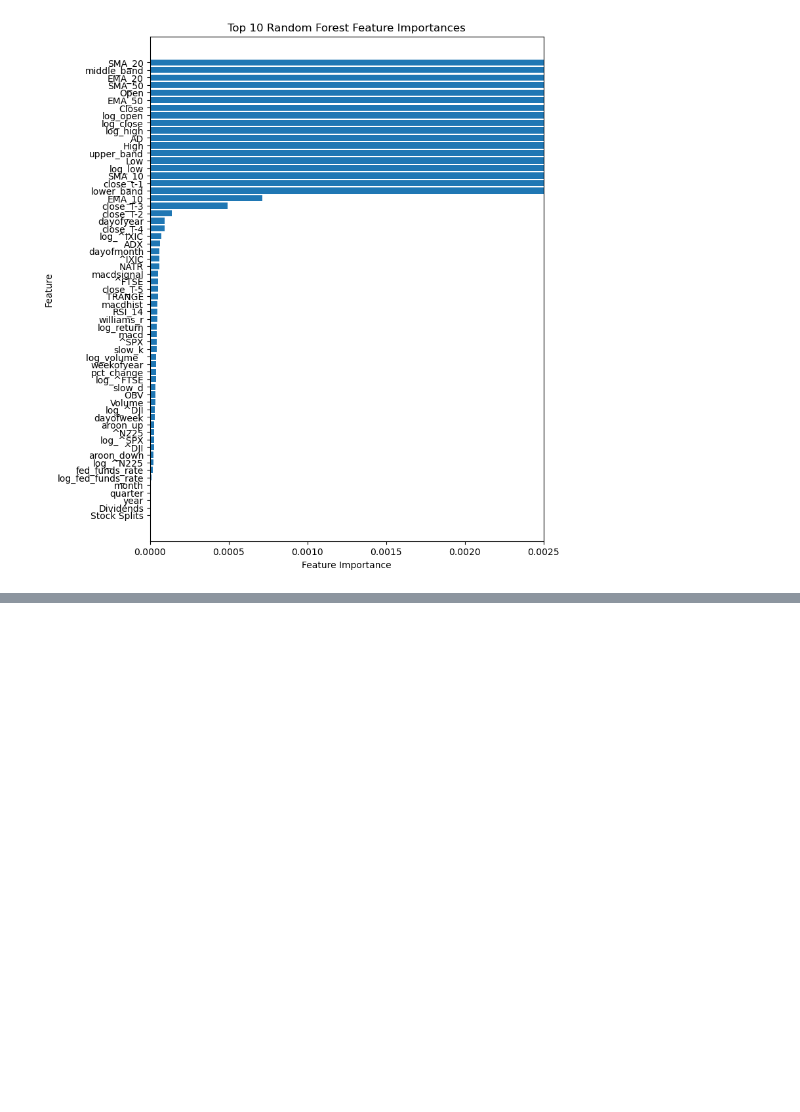
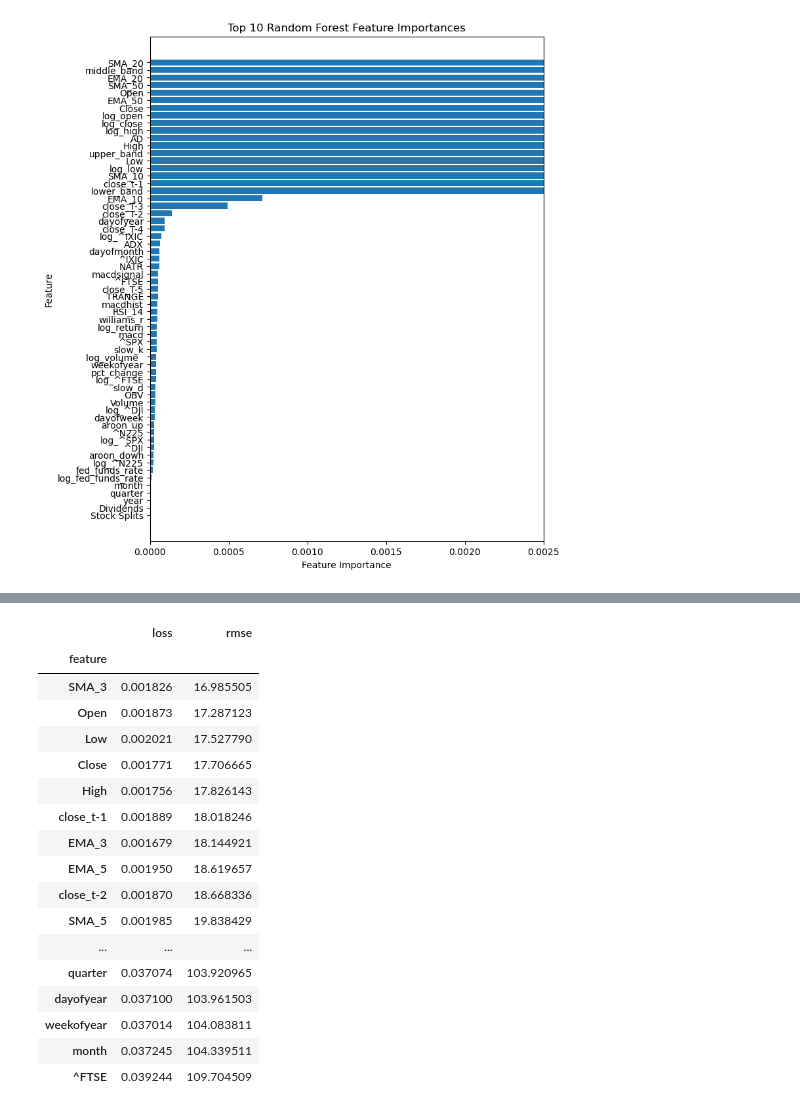
Before and after one commit to luo-simon/stock-predictions, a Jupyter notebook: notebooks/2-feature_selection.ipynb, the cells around one changed output, grey strips where cells are left out. Cells and saved outputs as stored; diff of their text form; code cells hidden in the pictures; blank space fills up the shorter version.

```diff
--- a/notebooks/2-feature_selection.ipynb
+++ b/notebooks/2-feature_selection.ipynb
@@ -189,0 +199,2 @@ plt.show()
+# %%
+stocks = ["MSFT", "AAPL", "NVDA", "AMZN", "META", "GOOG", "BRK-B", "LLY", "AVGO", "TSLA", "JPM", "UNH", "V", "XOM", "JNJ", "MA", "PG", "HD", "MRK", "COST"]
@@ -189,0 +318,21 @@ plt.show()
+# %%
+avg_metrics.sort_values(by="rmse")
+# %% [output]
+|  | loss | rmse |
+| feature |  |  |
+| SMA_3 | 0.001826 | 16.985505 |
+| Open | 0.001873 | 17.287123 |
+| Low | 0.002021 | 17.527790 |
+| Close | 0.001771 | 17.706665 |
+| High | 0.001756 | 17.826143 |
+| close_t-1 | 0.001889 | 18.018246 |
+| EMA_3 | 0.001679 | 18.144921 |
+| EMA_5 | 0.001950 | 18.619657 |
+| close_t-2 | 0.001870 | 18.668336 |
+| SMA_5 | 0.001985 | 19.838429 |
+| ... | ... | ... |
+| quarter | 0.037074 | 103.920965 |
+| dayofyear | 0.037100 | 103.961503 |
+| weekofyear | 0.037014 | 104.083811 |
+| month | 0.037245 | 104.339511 |
+| ^FTSE | 0.039244 | 109.704509 |
```
Also changed, not shown: parts of 12 cells of this notebook, 37 other files.
